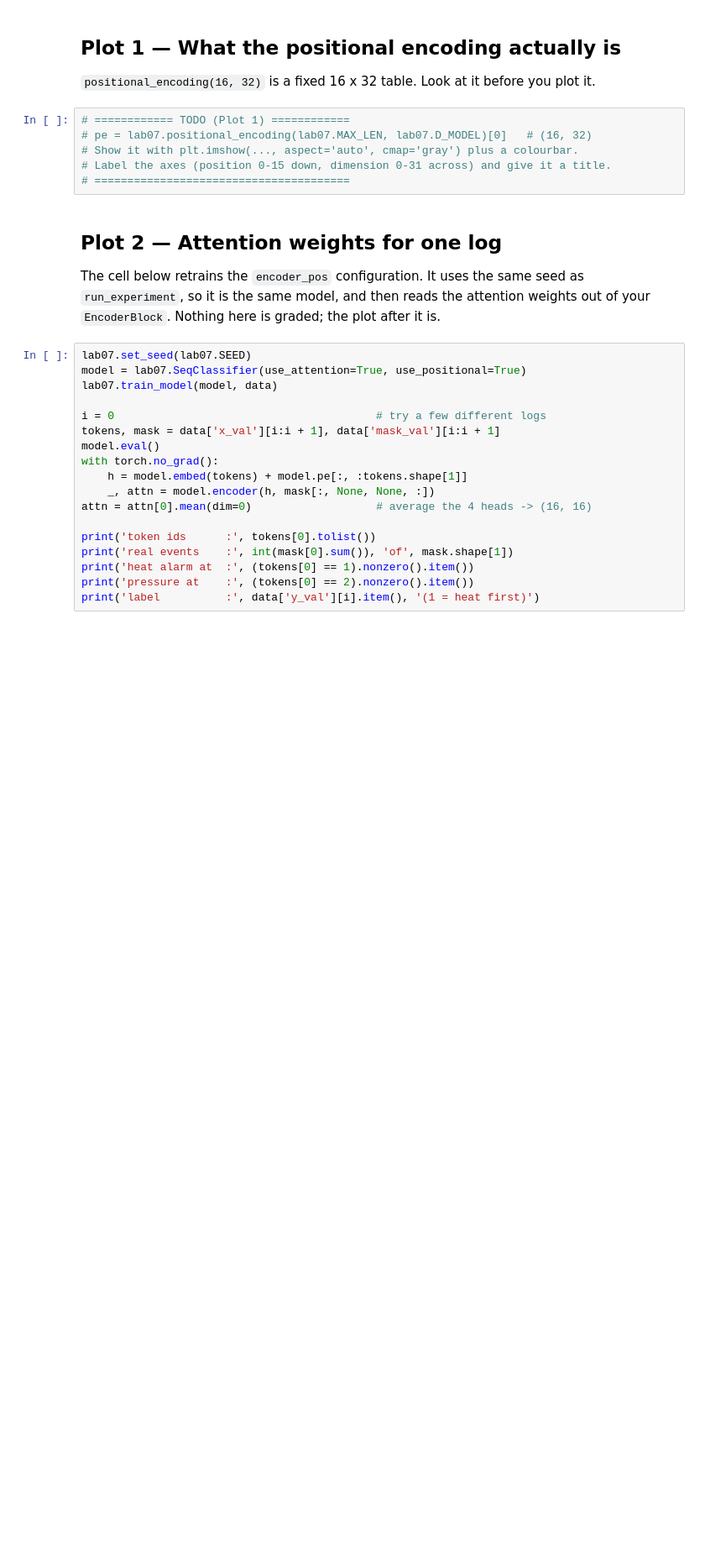
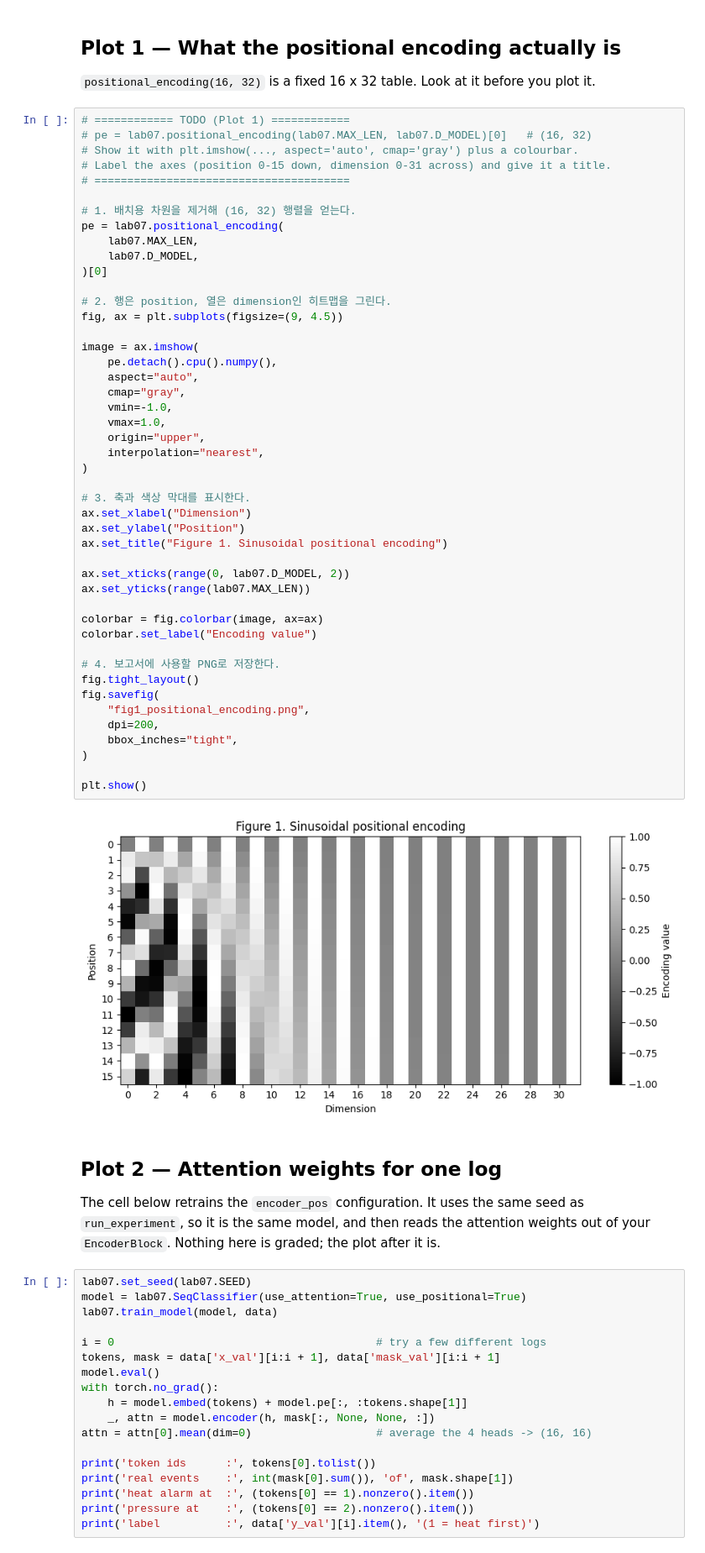
Before and after one commit to yeonnnnni/machine-learning-project, a Jupyter notebook: lab07_transformer/notebooks/lab07_visualization.ipynb, the cells around one changed output. Shown at 84% size. Drawn from its saved outputs; the diff is of its cells as text; blank space fills up the shorter version.

```diff
--- a/lab07_transformer/notebooks/lab07_visualization.ipynb
+++ b/lab07_transformer/notebooks/lab07_visualization.ipynb
@@ -23,12 +27,54 @@ results
 ## Plot 1 — What the positional encoding actually is
 
 `positional_encoding(16, 32)` is a fixed 16 x 32 table. Look at it before you plot it.
-# %%
-# ============ TODO (Plot 1) ============
-# pe = lab07.positional_encoding(lab07.MAX_LEN, lab07.D_MODEL)[0]   # (16, 32)
-# Show it with plt.imshow(..., aspect='auto', cmap='gray') plus a colourbar.
-# Label the axes (position 0-15 down, dimension 0-31 across) and give it a title.
-# =======================================
+# %%
+# ============ TODO (Plot 1) ============
+# pe = lab07.positional_encoding(lab07.MAX_LEN, lab07.D_MODEL)[0]   # (16, 32)
+# Show it with plt.imshow(..., aspect='auto', cmap='gray') plus a colourbar.
+# Label the axes (position 0-15 down, dimension 0-31 across) and give it a title.
+# =======================================
+
+# 1. 배치용 차원을 제거해 (16, 32) 행렬을 얻는다.
+pe = lab07.positional_encoding(
+    lab07.MAX_LEN,
+    lab07.D_MODEL,
+)[0]
+
+# 2. 행은 position, 열은 dimension인 히트맵을 그린다.
+fig, ax = plt.subplots(figsize=(9, 4.5))
+
+image = ax.imshow(
+    pe.detach().cpu().numpy(),
+    aspect="auto",
+    cmap="gray",
+    vmin=-1.0,
+    vmax=1.0,
+    origin="upper",
+    interpolation="nearest",
+)
+
+# 3. 축과 색상 막대를 표시한다.
+ax.set_xlabel("Dimension")
+ax.set_ylabel("Position")
+ax.set_title("Figure 1. Sinusoidal positional encoding")
+
+ax.set_xticks(range(0, lab07.D_MODEL, 2))
+ax.set_yticks(range(lab07.MAX_LEN))
+
+colorbar = fig.colorbar(image, ax=ax)
+colorbar.set_label("Encoding value")
+
+# 4. 보고서에 사용할 PNG로 저장한다.
+fig.tight_layout()
+fig.savefig(
+    "fig1_positional_encoding.png",
+    dpi=200,
+    bbox_inches="tight",
+)
+
+plt.show()
+# %% [output]
+[figure, added]
 # %% [markdown]
 ## Plot 2 — Attention weights for one log
 
```
Also changed, not shown: parts of 6 cells of this notebook, 12 other files.
